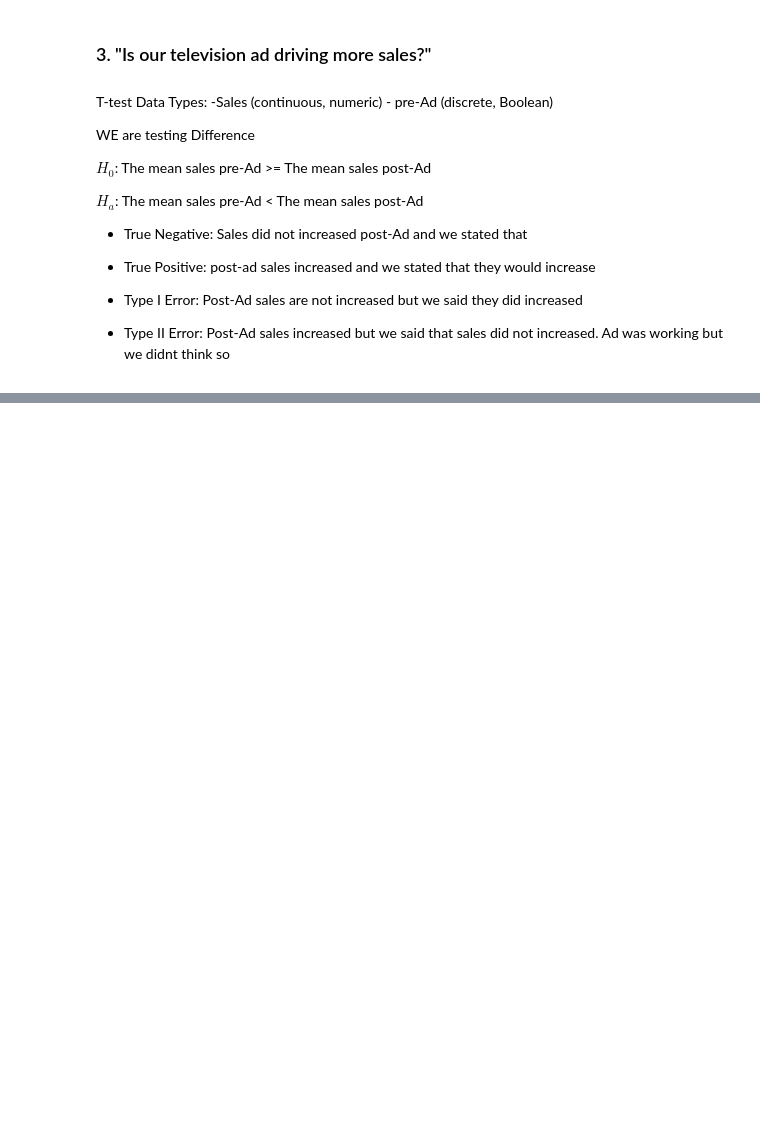
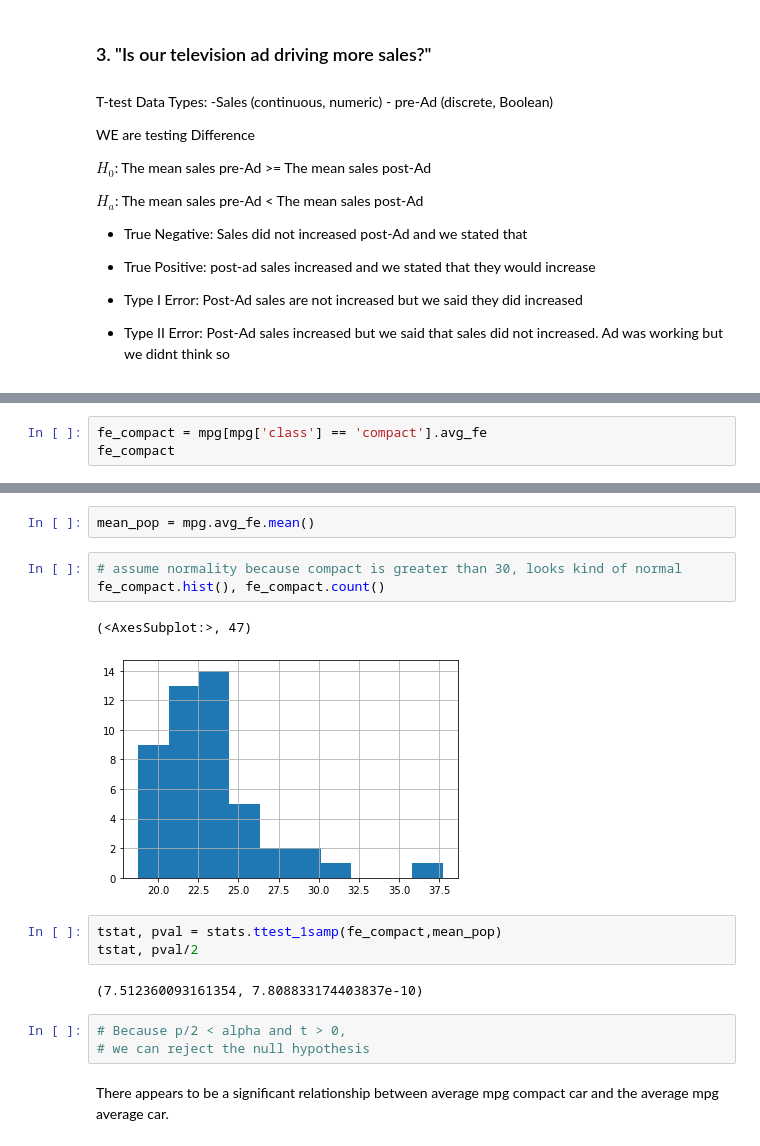
Before and after one commit to Yvette-Ibarra/statistics-exercises, a Jupyter notebook: hypothesis_testing.ipynb, the cells around one changed output, grey strips where cells are left out. Drawn from its saved outputs; the diff is of its cells as text; blank space fills up the shorter version.

```diff
--- a/hypothesis_testing.ipynb
+++ b/hypothesis_testing.ipynb
@@ -164,0 +385,3 @@ $H_{a}$: The mean sales pre-Ad < The mean sales post-Ad
+# %%
+fe_compact = mpg[mpg['class'] == 'compact'].avg_fe
+fe_compact
@@ -164,0 +406,18 @@ $H_{a}$: The mean sales pre-Ad < The mean sales post-Ad
+# %%
+mean_pop = mpg.avg_fe.mean()
+# %%
+# assume normality because compact is greater than 30, looks kind of normal
+fe_compact.hist(), fe_compact.count()
+# %% [output]
+(<AxesSubplot:>, 47)
+[figure, added]
+# %%
+tstat, pval = stats.ttest_1samp(fe_compact,mean_pop)
+tstat, pval/2
+# %% [output]
+(7.512360093161354, 7.808833174403837e-10)
+# %%
+# Because p/2 < alpha and t > 0,
+# we can reject the null hypothesis
+# %% [markdown]
+There appears to be a significant relationship between average mpg compact car and the average mpg average car.
```
Also changed, not shown: parts of 49 cells of this notebook.
